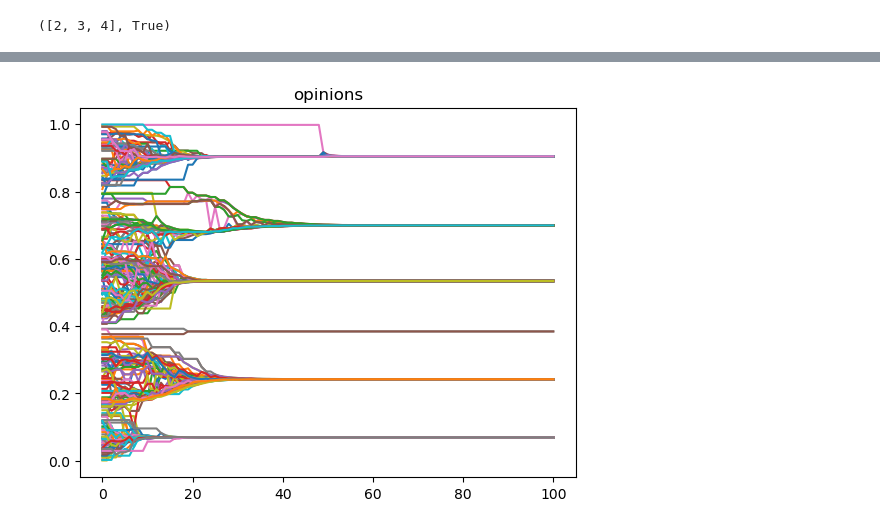
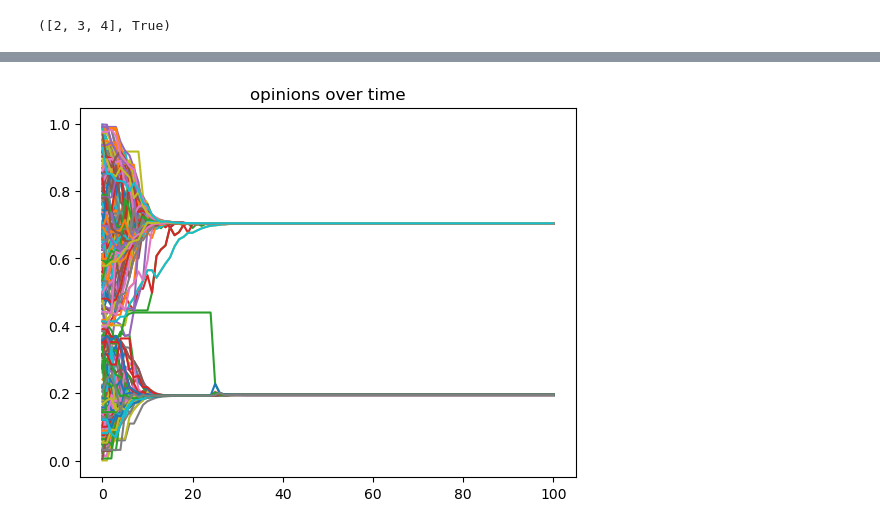
Before and after one commit to cosimoagostinelli/H-or_adaptive_Deffuant, a Jupyter notebook: test.ipynb, the cells around one changed output, grey strips where cells are left out. Cells and saved outputs as stored; diff of their text form; code cells hidden in the pictures.

Commit message:
Implemented static model
Implemented static version of Deffuant dynamics on hypergraphs and added some plots to the 'test' notebook.

```diff
--- a/test.ipynb
+++ b/test.ipynb
@@ -15,7 +15,7 @@ xgi.unique_edge_sizes(H), xgi.is_connected(H)
 Unnamed Hypergraph with 300 nodes and 791 hyperedges
 ([2, 3, 4], True)
 # %%
-epsilon = 0.05
+epsilon = 0.1
 Model = HAD_model(epsilon, H.edges.members())
 T = 100
 results = Model.simulate(T)
@@ -42,7 +75,7 @@ plt.show()
 # %%
 for n in H.nodes:
     plt.plot(results['opinions'][n])
-plt.title('opinions')
+plt.title('opinions over time')
 plt.show()
 # %% [output]
-[figure, old version]
+[figure, new version]
```
Also changed, not shown: parts of 5 cells of this notebook, 1 other file.
